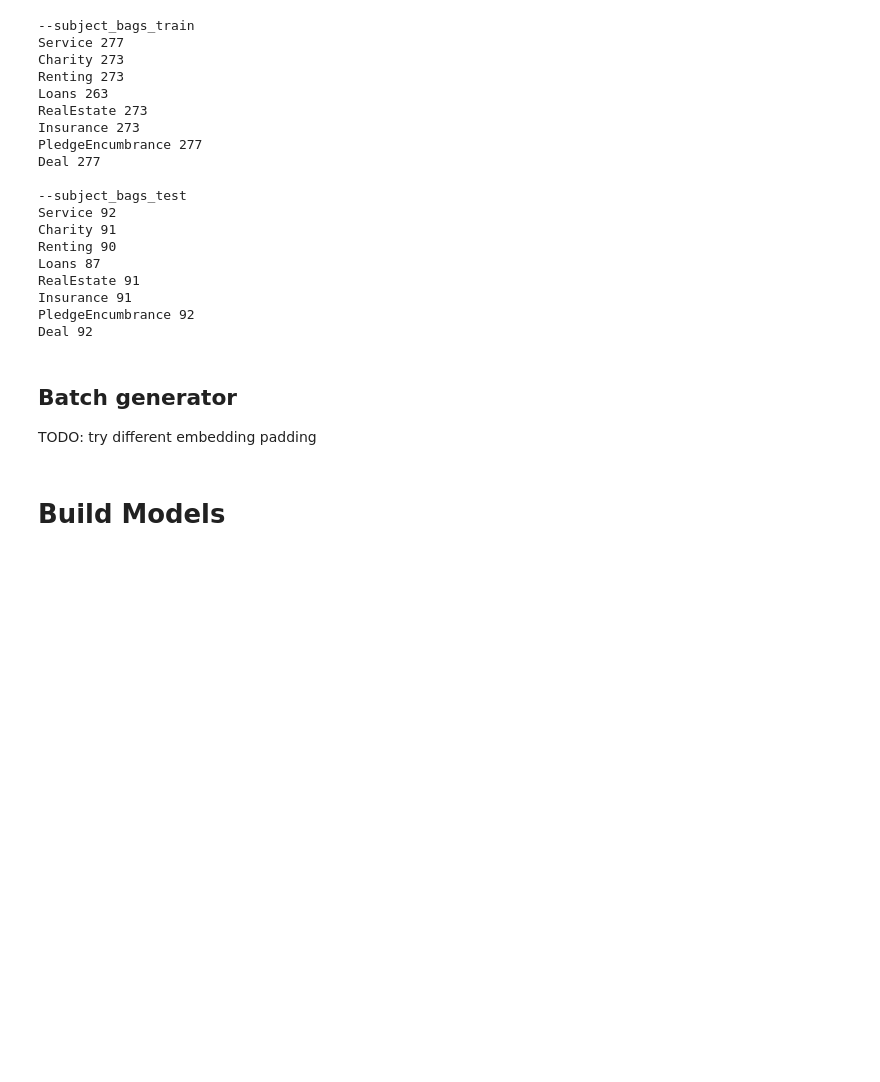
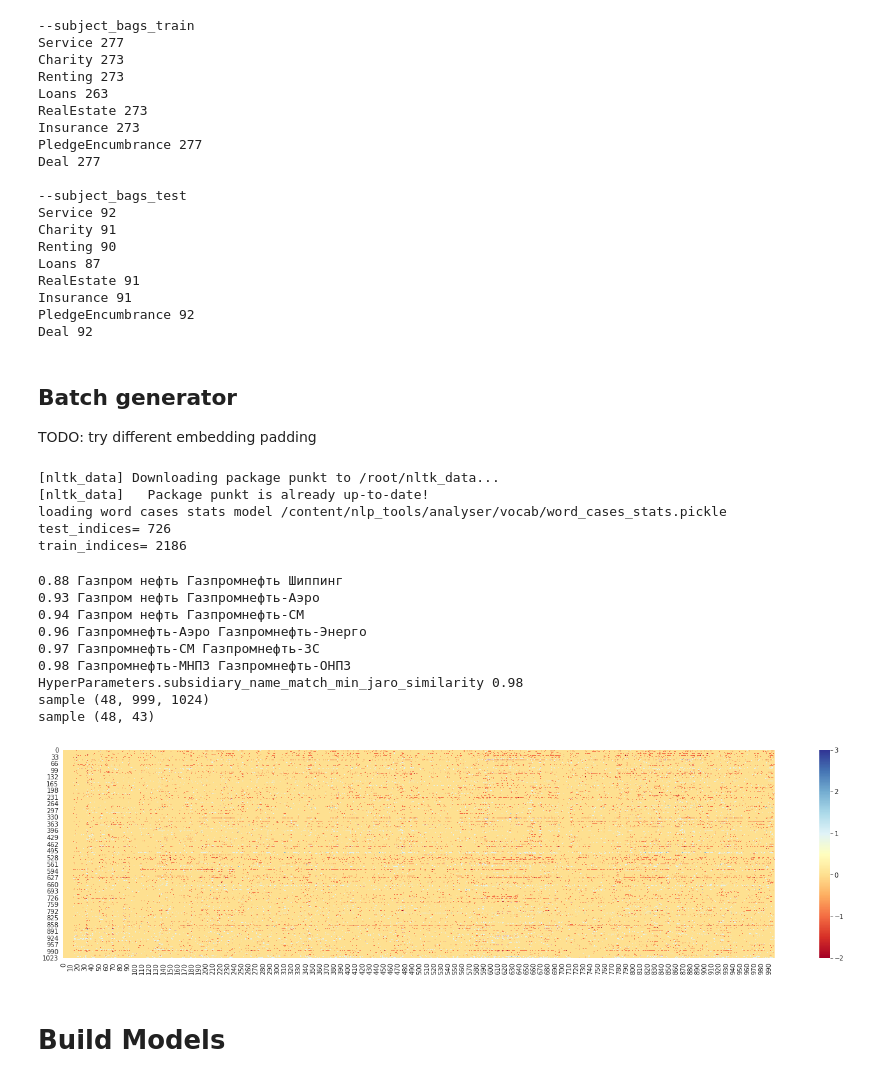
Before and after one commit to nemoware/analyser, a Jupyter notebook: notebooks/TF_subjects.ipynb, the cells around one changed output. Cells and saved outputs as stored; diff of their text form; code cells hidden in the pictures; blank space fills up the shorter version.

```diff
--- a/notebooks/TF_subjects.ipynb
+++ b/notebooks/TF_subjects.ipynb
@@ -279,28 +279,31 @@ Deal 92
 
 TODO: try different embedding padding
 # %%
+import pickle
+
+import numpy as np
+from keras.preprocessing.sequence import pad_sequences
+
+from analyser.legal_docs import LegalDocument
+
 train_indices = []
+test_indices = []
+
 for _arr in subject_bags_train.values():
-  train_indices+=_arr;
+  train_indices += _arr;
 
-test_indices = []
 for _arr in subject_bags_test.values():
-  test_indices+=_arr;
+  test_indices += _arr;
 
-#TODO: they probably intersect!!
+print('test_indices=', len(test_indices))
+print('train_indices=', len(train_indices))
 
+# TODO: they probably intersect!!
 
-from keras.preprocessing.sequence import pad_sequences
-import pickle
-from analyser.legal_docs import LegalDocument
 
 MAX_SEQUENCE_LENGTH = 999
 
-batch_indices = np.random.choice(a = train_indices,  size = 32)
-# batch_indices
-
-embeddings_cache={}
-
+embeddings_cache = {}
 
 
 def get_embeddings(filename):
@@ -309,20 +312,20 @@ def get_embeddings(filename):
   else:
     with open(filename, "rb") as pickle_in:
       # print('reading... ', filename)
-      doc:LegalDocument = pickle.load(pickle_in)
+      doc: LegalDocument = pickle.load(pickle_in)
       embedding = pad_sequences([doc.embeddings], maxlen=MAX_SEQUENCE_LENGTH)[0]
       # print(doc.embeddings.shape, 'vs', embedding.shape)
 
-
-    embeddings_cache[filename]=embedding
+    embeddings_cache[filename] = embedding
     return embedding
 
-def subj_batch_generator(batch_size = 32, all_indices=train_indices):
+
+def subj_batch_generator(batch_size, all_indices):
   while True:
     # Select files (paths/indices) for the batch
-    batch_indices = np.random.choice(a = all_indices,  size = batch_size)
+    batch_indices = np.random.choice(a=all_indices, size=batch_size)
 
-    batch_input  = []
+    batch_input = []
     batch_output = []
 
     # Read in each input, perform preprocessing and get labels
@@ -334,35 +337,51 @@ def subj_batch_generator(batch_size = 32, all_indices=train_indices):
 
       _subject_emb = subject_name_1hot_map[_subj]
 
-      batch_input +=  [_emb]
-      batch_output +=  [_subject_emb]
-
+      batch_input += [_emb]
+      batch_output += [_subject_emb]
 
     # Return a tuple of (input, output) to feed the network
-    batch_x = np.array( batch_input )
-    batch_y = np.array( batch_output )
+    batch_x = np.array(batch_input)
+    batch_y = np.array(batch_output)
 
     yield (batch_x, batch_y)
+# %% [output]
+[nltk_data] Downloading package punkt to /root/nltk_data...
+[nltk_data]   Package punkt is already up-to-date!
+loading word cases stats model /content/nlp_tools/analyser/vocab/word_cases_stats.pickle
+test_indices= 726
+train_indices= 2186
 # %%
 EPOCHS=8
-BATCH_SIZE=32
+BATCH_SIZE=48
 EMB=1024 #;//X.shape[-1]
 
 CLASSES=len(list(subject_name_1hot_map.values())[0])
 
 
 #create gens
 test_generator = subj_batch_generator(BATCH_SIZE, all_indices = test_indices)
 train_generator = subj_batch_generator(BATCH_SIZE, all_indices = train_indices)
 all_generator = subj_batch_generator(BATCH_SIZE, all_indices = train_indices+test_indices)
 
 
 #debug ---------------------
 _t_x, _t_y =  next(test_generator)
 print("sample", _t_x.shape)
 print("sample", _t_y.shape)
 
 plot_emb(_t_x[3])
+# %% [output]
+0.88 Газпром нефть Газпромнефть Шиппинг
+0.93 Газпром нефть Газпромнефть-Аэро
+0.94 Газпром нефть Газпромнефть-СМ
+0.96 Газпромнефть-Аэро Газпромнефть-Энерго
+0.97 Газпромнефть-СМ Газпромнефть-ЗС
+0.98 Газпромнефть-МНПЗ Газпромнефть-ОНПЗ
+HyperParameters.subsidiary_name_match_min_jaro_similarity 0.98
+sample (48, 999, 1024)
+sample (48, 43)
+[figure, added]
 # %% [markdown]
 # Build Models
 # %% [markdown]
```
Also changed, not shown: parts of 27 cells of this notebook.
